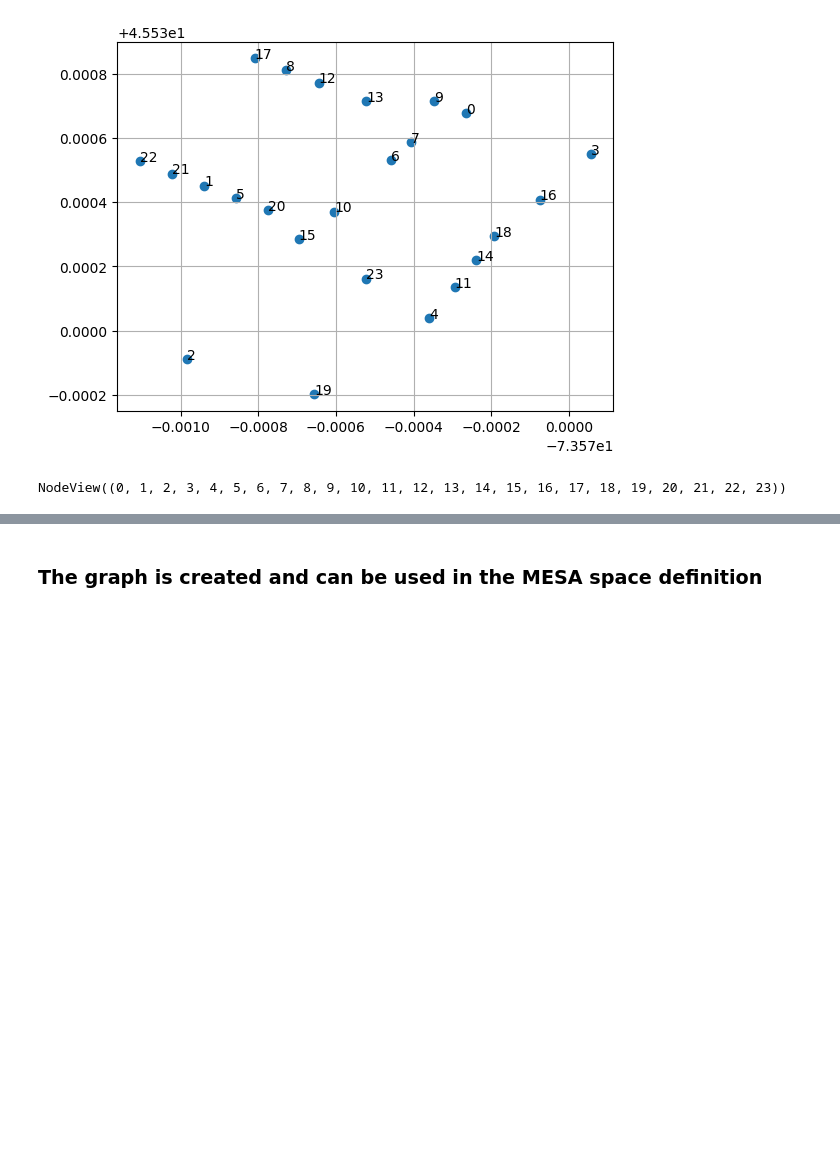
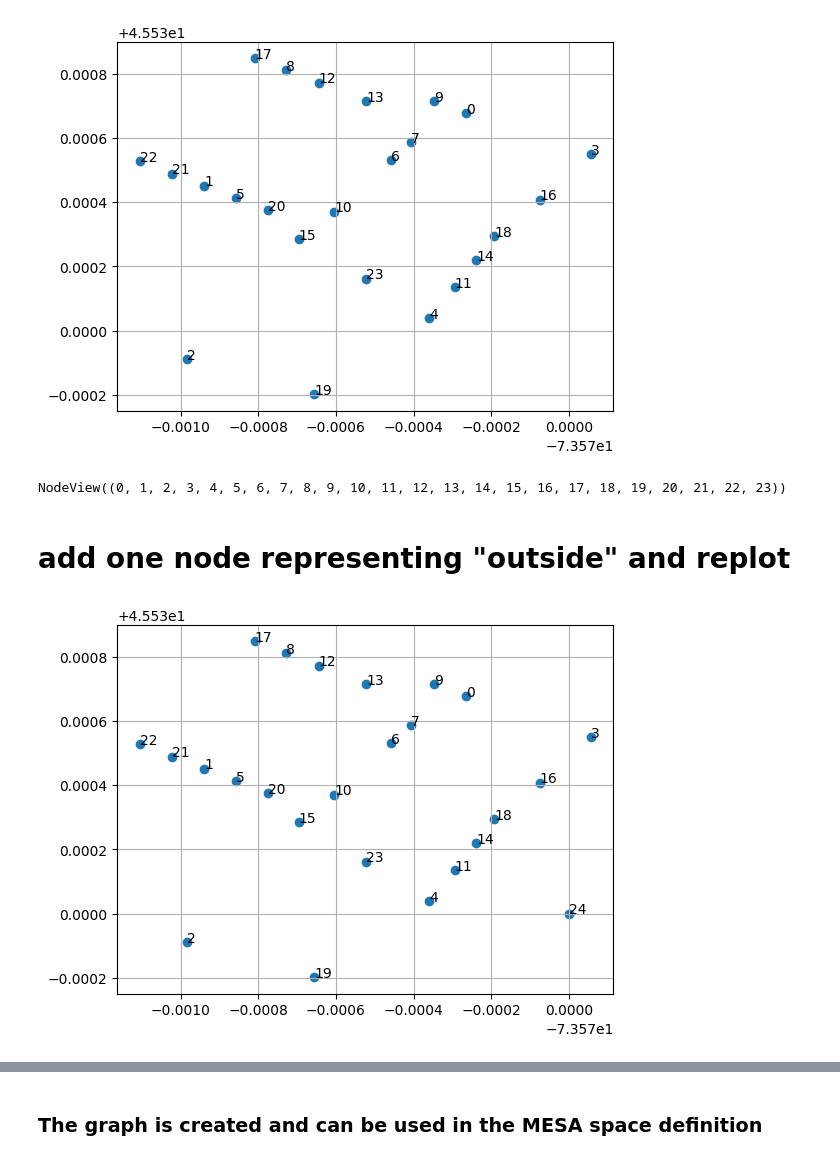
Before and after one commit to MasoodShamsaiee/PyCityLayers-OB-extension, a Jupyter notebook: Grab, graph and ABM selected buildings.ipynb, the cells around one changed output, grey strips where cells are left out. Cells and saved outputs as stored; diff of their text form; code cells hidden in the pictures; blank space fills up the shorter version.

Commit message:
update_graph and ABM

```diff
--- a/Grab, graph and ABM selected buildings.ipynb
+++ b/Grab, graph and ABM selected buildings.ipynb
@@ -100,3 +100,31 @@ px.scatter(x=xs,y=ys,width=1200, height=800,text=label)
 G.nodes
 # %% [output]
 NodeView((0, 1, 2, 3, 4, 5, 6, 7, 8, 9, 10, 11, 12, 13, 14, 15, 16, 17, 18, 19, 20, 21, 22, 23))
+# %% [markdown]
+# add one node representing "outside" and replot
+# %%
+G.add_node(len(G),pos=(-73.57,45.53))
+pos=nx.get_node_attributes(G,'pos')
+
+xs,ys,label=[],[],[]
+for i in range(len(pos)):
+    xs.append(pos[i][0])
+    ys.append(pos[i][1])
+    label.append(i)
+
+# plot the centroids - plt
+
+n=list(G.nodes)
+fig, ax = plt.subplots()
+ax.scatter(xs, ys)
+plt.grid()
+
+for i, txt in enumerate(n):
+    ax.annotate(txt, (xs[i], ys[i]))
+plt.show()
+
+# plot the centroids - plotly
+import plotly.express as px
+px.scatter(x=xs,y=ys,width=1200, height=800,text=label)
+# %% [output]
+[figure, added]
```
Also changed, not shown: parts of 8 cells of this notebook.
